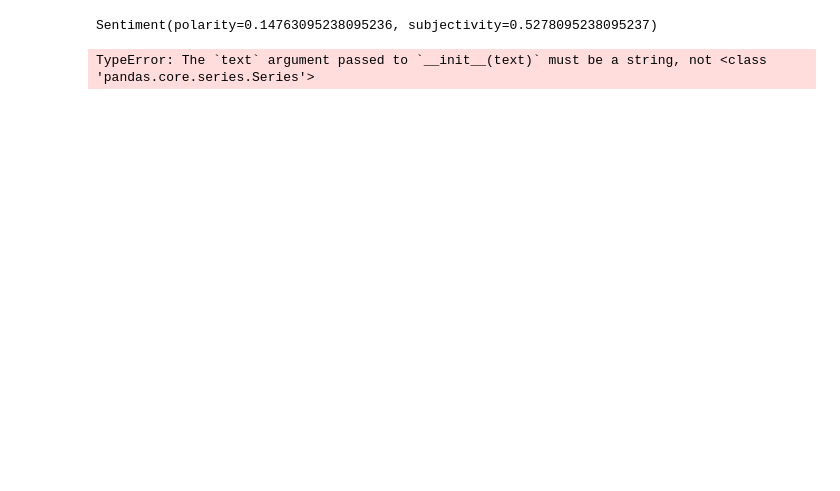
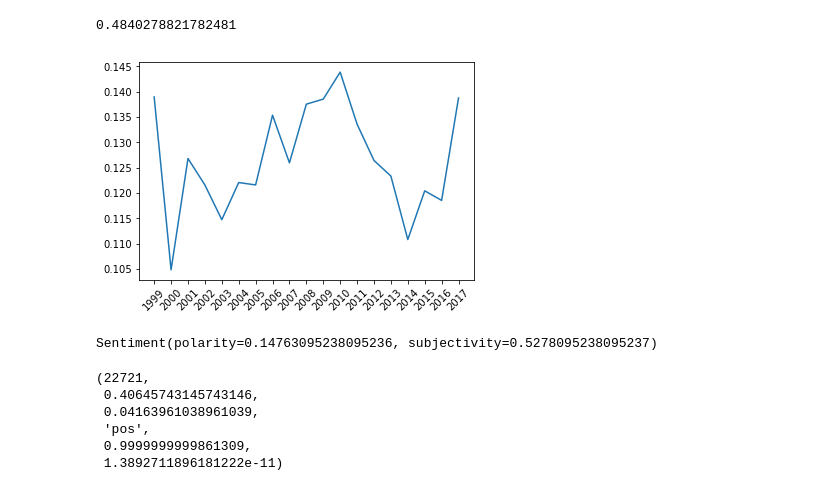
Before and after one commit to andrewjbashford/GalvanizeCapstone, a Jupyter notebook: NLP exploration.ipynb, the cells around one changed output. Cells and saved outputs as stored; diff of their text form; code cells hidden in the pictures; blank space fills up the shorter version.

```diff
--- a/NLP exploration.ipynb
+++ b/NLP exploration.ipynb
@@ -28,3 +108,20 @@ min(sentiments)
+# %%
+from scipy.stats import ttest_ind
+
+sub2015 = df[df['pub_year'] == 2015]['subjectivity']
+sub2016 = df[df['pub_year'] == 2016]['subjectivity']
+
+t, p = ttest_ind(sub2015, sub2016, equal_var=False)
+
+p
+# %% [output]
+0.4840278821782481
+# %%
+plt.plot(df_subj_byyear['pub_year'], df_subj_byyear['polarity'])
+plt.xticks(years, rotation=45)
+plt.show()
+# %% [output]
+[figure, added]
 # %%
 testimonial = TextBlob(df_reviews['content'][1000])
 sent = testimonial.sentiment
@@ -32,7 +129,12 @@ sent = testimonial.sentiment
 TextBlob(df_reviews['content'][1000]).sentiment
 # %% [output]
 Sentiment(polarity=0.14763095238095236, subjectivity=0.5278095238095237)
-# %%
-df_reviews['subjectivity'] = TextBlob(df_reviews['content']).sentiment[1]
-# %% [output]
-TypeError: The `text` argument passed to `__init__(text)` must be a string, not <class 'pandas.core.series.Series'>
+# %%
+sentiments[1]
+# %% [output]
+(22721,
+ 0.40645743145743146,
+ 0.04163961038961039,
+ 'pos',
+ 0.9999999999861309,
+ 1.3892711896181222e-11)
```
Also changed, not shown: parts of 16 cells of this notebook, 2 other files.
